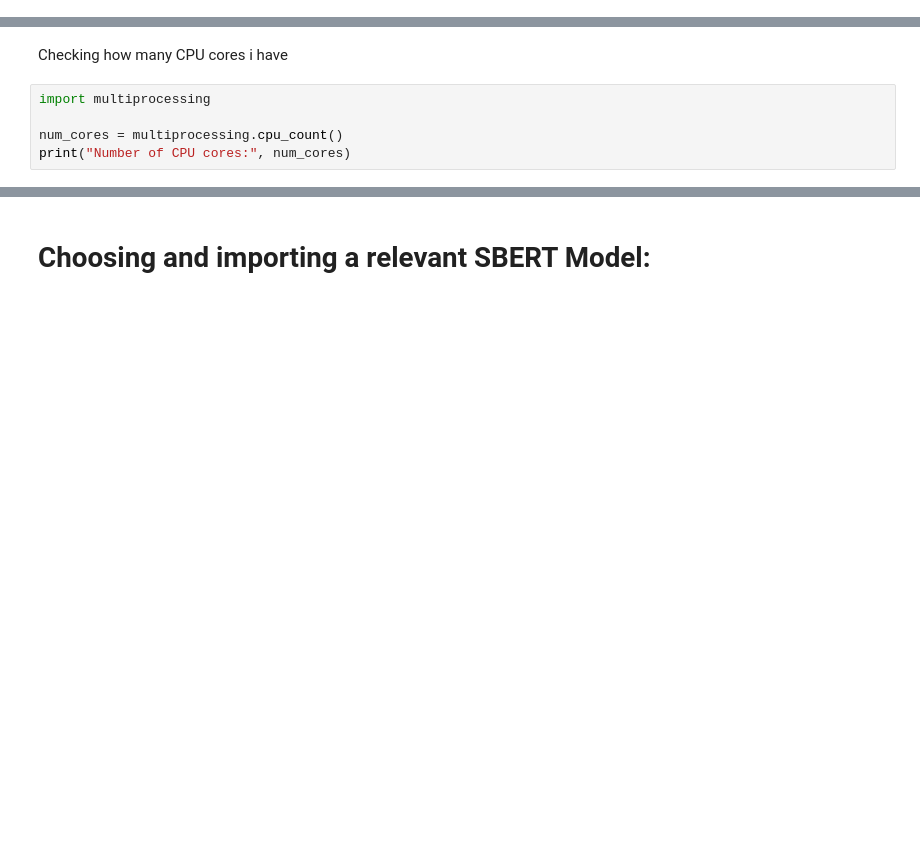
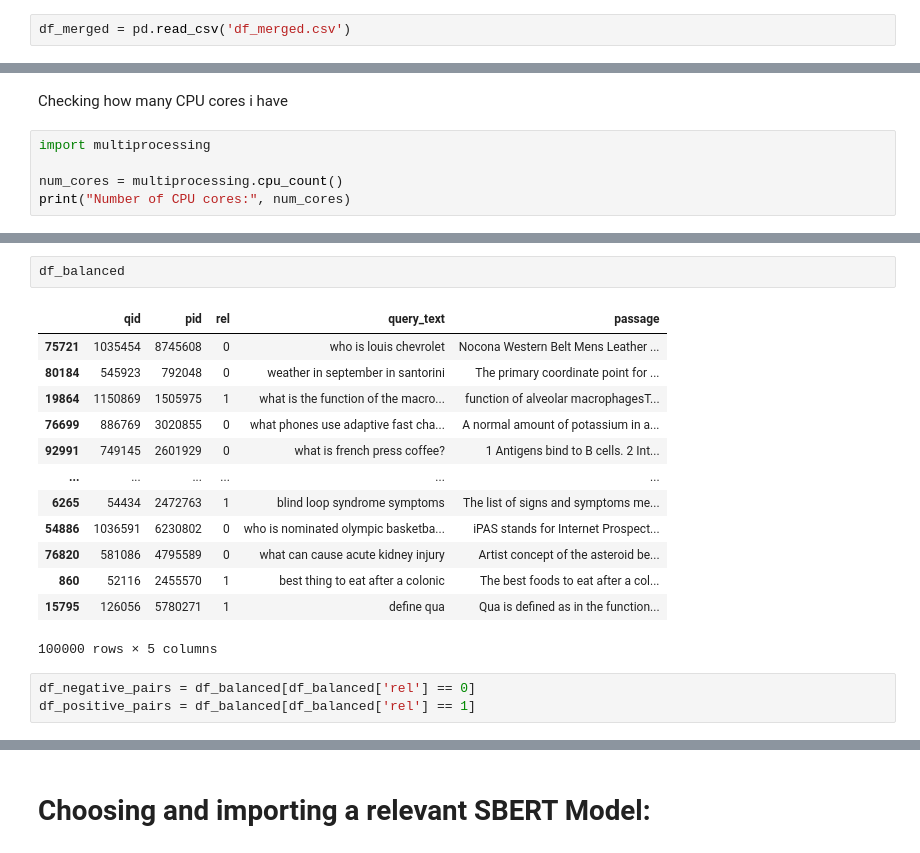
Before and after one commit to kasey-purvor/Latent_semantic_index_SearchEngine, a Jupyter notebook: SBERT_TRAINING.ipynb, the cells around one changed output, grey strips where cells are left out. Cells and saved outputs as stored; diff of their text form; blank space fills up the shorter version.

```diff
--- a/SBERT_TRAINING.ipynb
+++ b/SBERT_TRAINING.ipynb
@@ -205,3 +207,5 @@ saving this merged df:
 df_merged.to_csv('df_merged.csv', index=False)
 from google.colab import files
 files.download('df_merged.csv')
+# %%
+df_merged = pd.read_csv('df_merged.csv')
@@ -347,0 +408,19 @@ df_all_sub = pd.concat([df_all_pos_sub, df_all_neg_sub], ignore_index=True)
+# %%
+df_balanced
+# %% [output]
+|  | qid | pid | rel | query_text | passage |
+| 75721 | 1035454 | 8745608 | 0 | who is louis chevrolet | Nocona Western Belt Mens Leather ... |
+| 80184 | 545923 | 792048 | 0 | weather in september in santorini | The primary coordinate point for ... |
+| 19864 | 1150869 | 1505975 | 1 | what is the function of the macro... | function of alveolar macrophagesT... |
+| 76699 | 886769 | 3020855 | 0 | what phones use adaptive fast cha... | A normal amount of potassium in a... |
+| 92991 | 749145 | 2601929 | 0 | what is french press coffee? | 1 Antigens bind to B cells. 2 Int... |
+| ... | ... | ... | ... | ... | ... |
+| 6265 | 54434 | 2472763 | 1 | blind loop syndrome symptoms | The list of signs and symptoms me... |
+| 54886 | 1036591 | 6230802 | 0 | who is nominated olympic basketba... | iPAS stands for Internet Prospect... |
+| 76820 | 581086 | 4795589 | 0 | what can cause acute kidney injury | Artist concept of the asteroid be... |
+| 860 | 52116 | 2455570 | 1 | best thing to eat after a colonic | The best foods to eat after a col... |
+| 15795 | 126056 | 5780271 | 1 | define qua | Qua is defined as in the function... |
+100000 rows × 5 columns
+# %%
+df_negative_pairs = df_balanced[df_balanced['rel'] == 0]
+df_positive_pairs = df_balanced[df_balanced['rel'] == 1]
```
Also changed, not shown: parts of 44 cells of this notebook.
